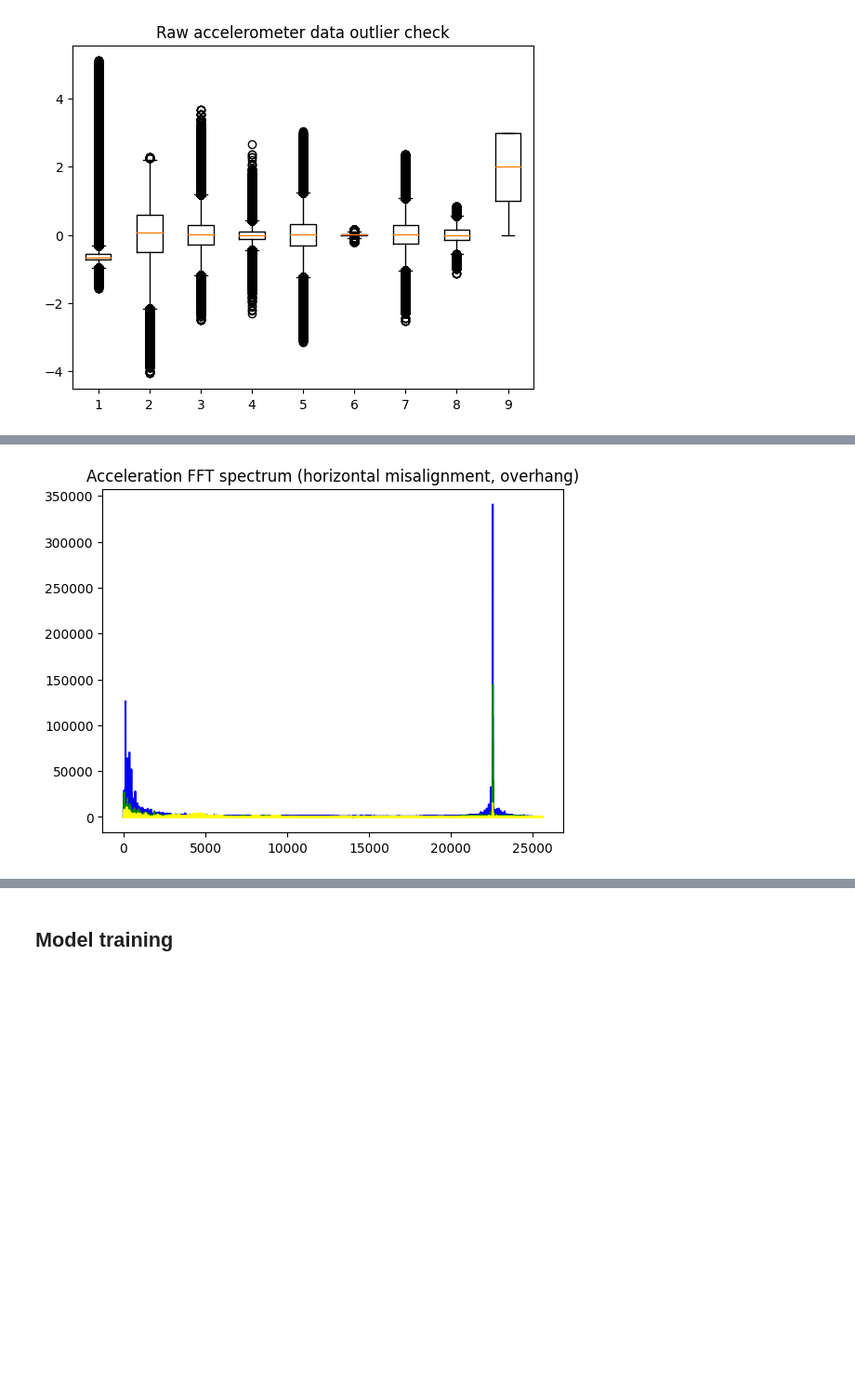
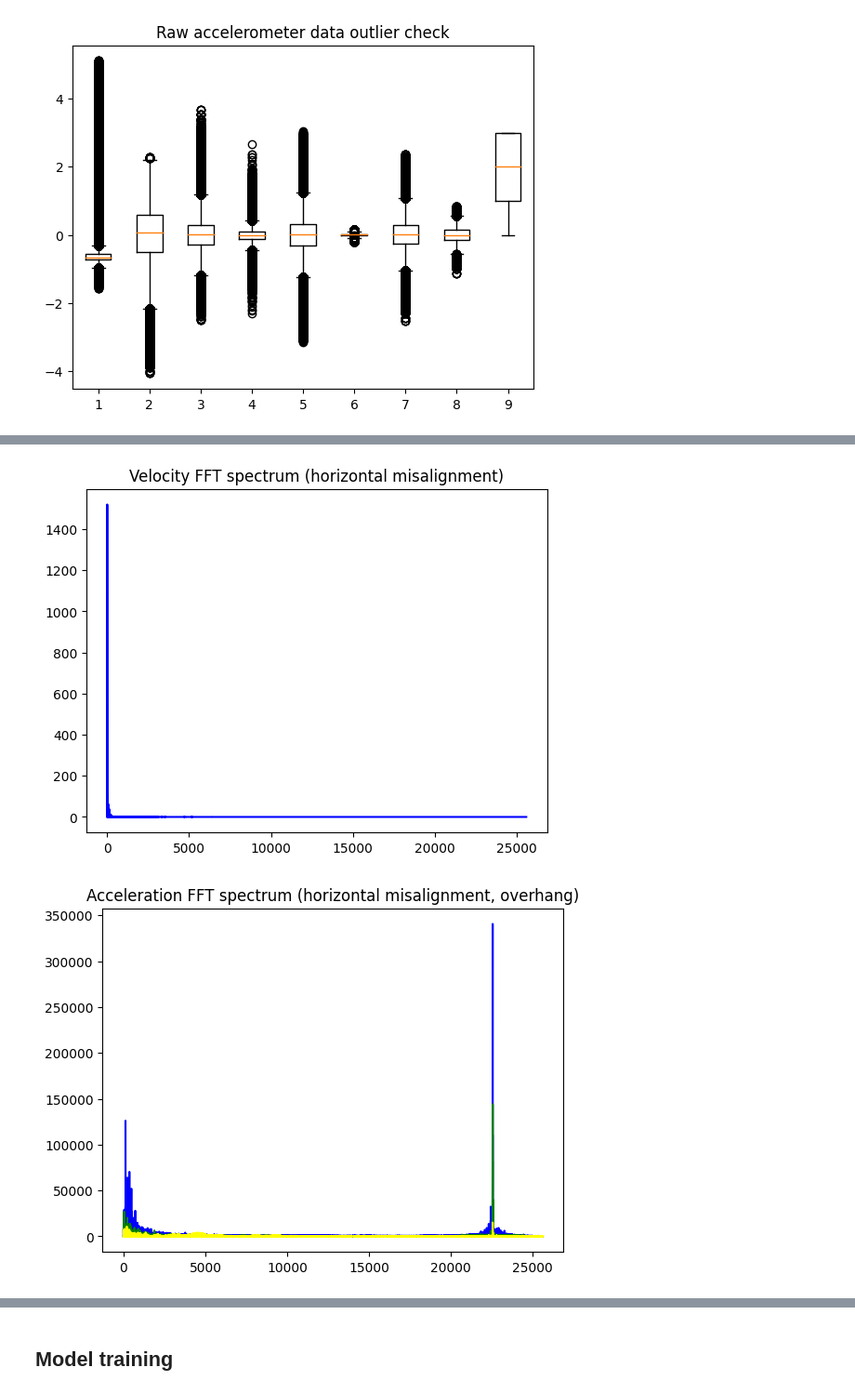
Before and after one commit to gmrparcerao/mafaulda-tinyml-training, a Jupyter notebook: main.ipynb, the cells around one changed output, grey strips where cells are left out. Shown at 93% size. Saved outputs shown, nothing was run; the diff lists cells and outputs as text; code cells hidden in the pictures; blank space fills up the shorter version.

```diff
--- a/main.ipynb
+++ b/main.ipynb
@@ -329,17 +320,22 @@ All chunks processed in 19757.63 seconds.
 # %%
 SAMPLE_RATE = 51200 # from MAFAULDA documentation
 # %%
-def accel_fft_spectrum(x, y, z, n_samples):
-    x_accel = x - np.mean(x)
-    y_accel = y - np.mean(y)
-    z_accel = z - np.mean(z)
-
-    yf1 = rfft(x_accel)
-    yf2 = rfft(y_accel)
-    yf3 = rfft(z_accel)
-    xf = rfftfreq(n_samples, 1/SAMPLE_RATE)
+def accel_fft_spectrum(x_accel, y_accel, z_accel, n_samples):
+    yf1 = rfft(x_accel - np.mean(x_accel))
+    yf2 = rfft(y_accel - np.mean(y_accel))
+    yf3 = rfft(z_accel - np.mean(z_accel))
+    xf = rfftfreq(n_samples, 1 / SAMPLE_RATE)
 
     plt.plot(xf, np.abs(yf1), color='blue')
     plt.plot(xf, np.abs(yf2), color='green')
     plt.plot(xf, np.abs(yf3), color='yellow')
+
+def vel_fft_spectrum(freq):
+    rad_per_sec = freq * (2 * (np.pi / 60))
+    ang_vel = cumtrapz(y=rad_per_sec, dx=1 / SAMPLE_RATE)
+
+    yf = rfft(ang_vel - np.mean(ang_vel))
+    xf = rfftfreq(len(ang_vel), 1 / SAMPLE_RATE)
+
+    plt.plot(xf, np.abs(yf), color='blue')
 # %%
@@ -403,6 +407,15 @@ df_fft_normal
 # %%
+vel_fft_spectrum(df_hmis.iloc[:,0].values)
+plt.title("Velocity FFT spectrum (horizontal misalignment)")
+plt.show()
+
 accel_fft_spectrum(df_hmis.iloc[:,1].values, df_hmis.iloc[:,2].values, df_hmis.iloc[:,3].values, df_hmis.iloc[:,1].shape[0])
 plt.title("Acceleration FFT spectrum (horizontal misalignment, overhang)")
 plt.show()
+
+accel_fft_spectrum(df_hmis.iloc[:,4].values, df_hmis.iloc[:,5].values, df_hmis.iloc[:,6].values, df_hmis.iloc[:,4].shape[0])
+plt.title("Acceleration FFT spectrum (horizontal misalignment, underhang)")
+plt.show()
 # %% [output]
-[figure, old version]
+[figure, new version]
+[figure, added]
```
Also changed, not shown: parts of 21 cells of this notebook.
